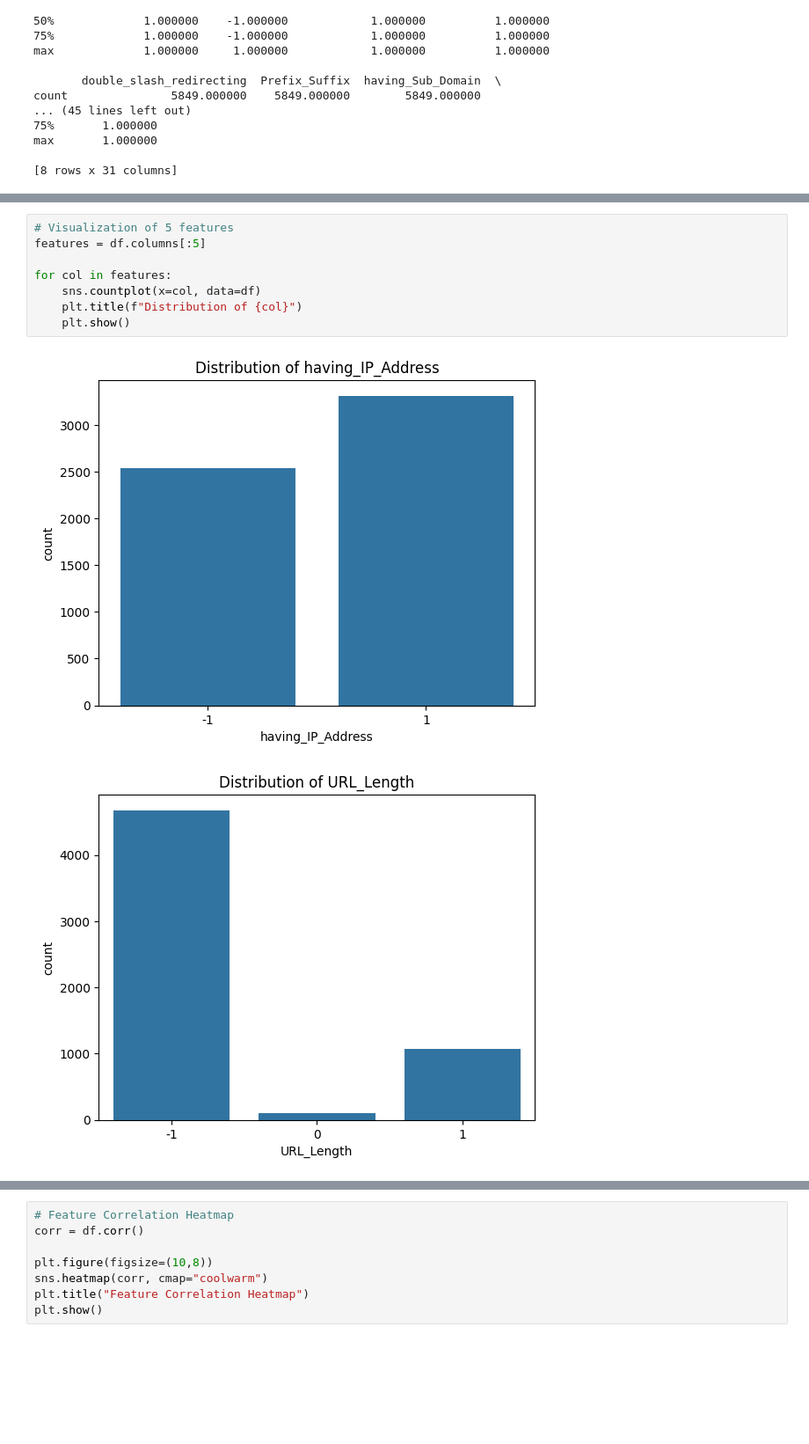
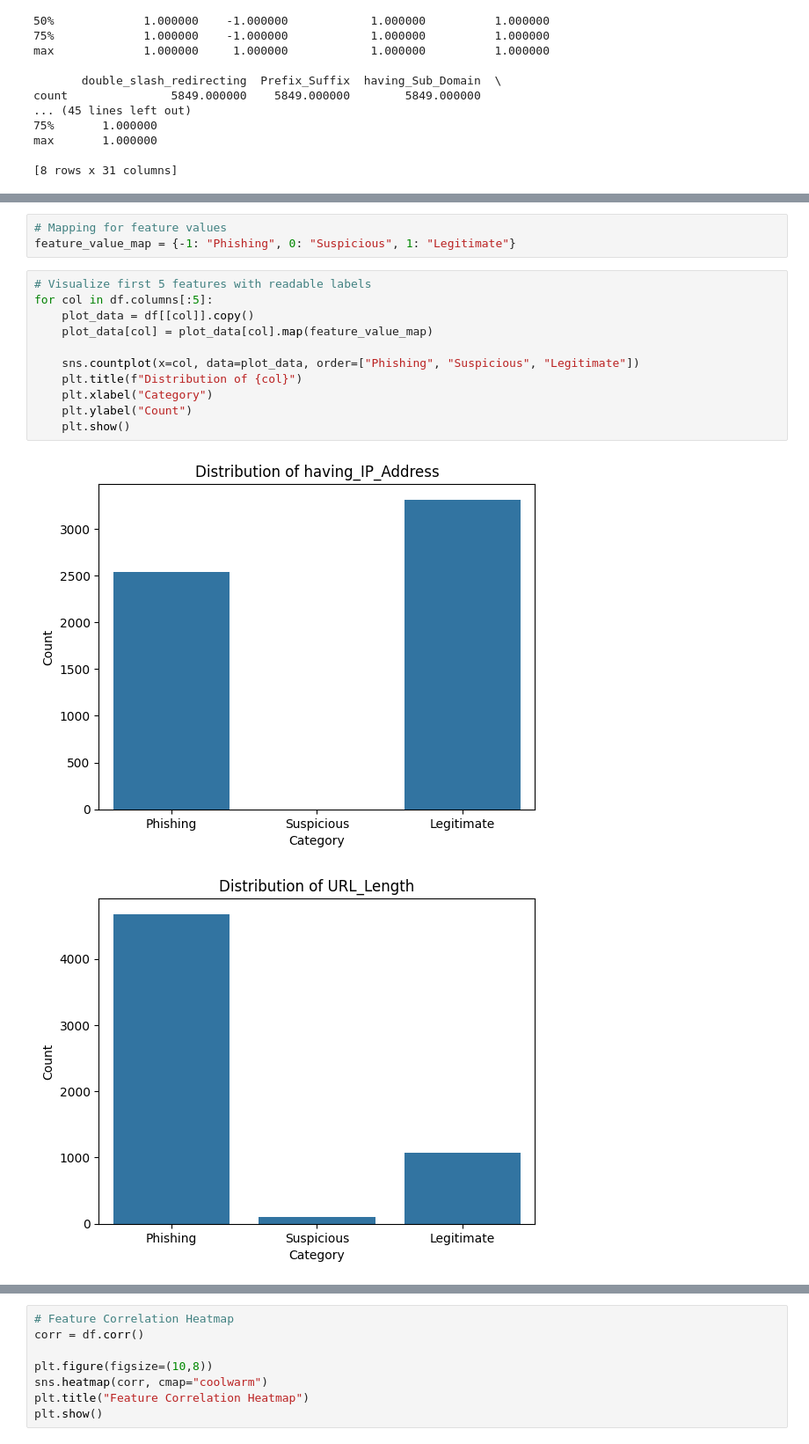
Before and after one commit to khushinanda29/phishing-website-detection, a Jupyter notebook: notebooks/EDA.ipynb, the cells around one changed output, grey strips where cells are left out. Shown at 88% size. Cells and saved outputs as stored; diff of their text form; blank space fills up the shorter version.

```diff
--- a/notebooks/EDA.ipynb
+++ b/notebooks/EDA.ipynb
@@ -214,12 +223,18 @@ double_slash_redirecting
 Name: count, dtype: int64
+# %%
+# Mapping for feature values
+feature_value_map = {-1: "Phishing", 0: "Suspicious", 1: "Legitimate"}
 # %%
-# Visualization of 5 features
-features = df.columns[:5]
+# Visualize first 5 features with readable labels
+for col in df.columns[:5]:
+    plot_data = df[[col]].copy()
+    plot_data[col] = plot_data[col].map(feature_value_map)
 
-for col in features:
-    sns.countplot(x=col, data=df)
+    sns.countplot(x=col, data=plot_data, order=["Phishing", "Suspicious", "Legitimate"])
     plt.title(f"Distribution of {col}")
+    plt.xlabel("Category")
+    plt.ylabel("Count")
     plt.show()
 # %% [output]
-[figure, old version]
+[figure, new version]
-[figure, old version]
+[figure, new version]
```
Also changed, not shown: parts of 6 cells of this notebook, 7 other files.
